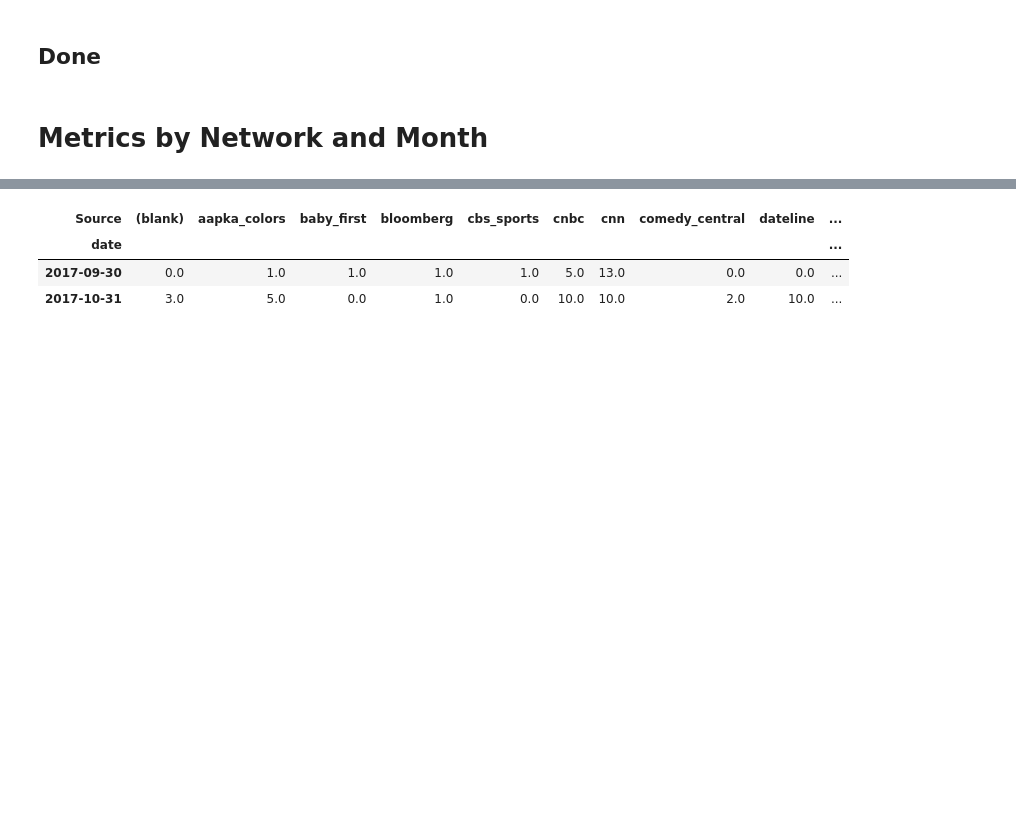
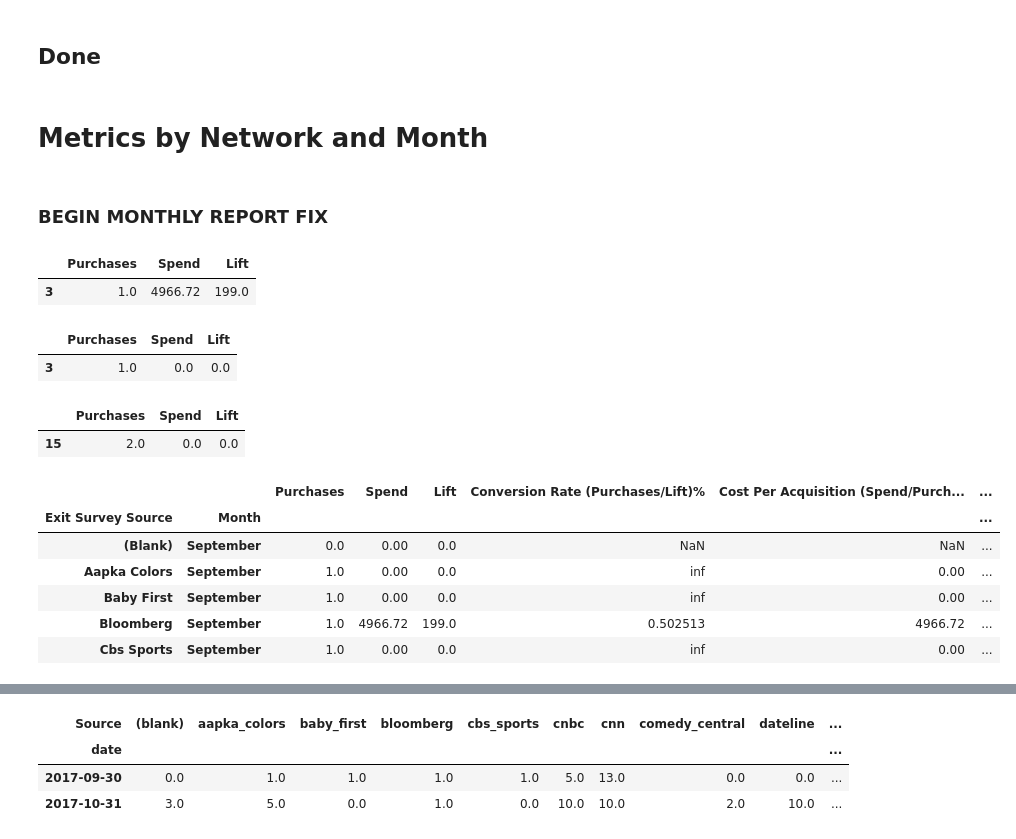
Before and after one commit to papir805/telepulse_ad_campaign_report, a Jupyter notebook: takehome_quiz_answers.ipynb, the cells around one changed output, grey strips where cells are left out. Cells and saved outputs as stored; diff of their text form; code cells hidden in the pictures; blank space fills up the shorter version.

```diff
--- a/takehome_quiz_answers.ipynb
+++ b/takehome_quiz_answers.ipynb
@@ -235,3 +235,5 @@ purchases_spend_lift_by_network.to_csv(F"./cleaned_output/purchases_spend_lift_b
 ## Done
 # %% [markdown]
 # Metrics by Network and Month
+# %% [markdown]
+### BEGIN MONTHLY REPORT FIX
@@ -237,0 +260,16 @@ purchases_spend_lift_by_network.to_csv(F"./cleaned_output/purchases_spend_lift_b
+# %%
+purchases_spend_lift_sept[purchases_spend_lift_sept['Exit Survey']=='bloomberg'][['Purchases', 'Spend', 'Lift']].fillna(0)
+# %% [output]
+|  | Purchases | Spend | Lift |
+| 3 | 1.0 | 4966.72 | 199.0 |
+# %%
+purchases_spend_lift_oct[purchases_spend_lift_sept['Exit Survey']=='bloomberg'][['Purchases', 'Spend', 'Lift']].fillna(0)
+# %% [output]
+|  | Purchases | Spend | Lift |
+| 3 | 1.0 | 0.0 | 0.0 |
+# %%
+x='fyi'
+purchases_spend_lift_sept[purchases_spend_lift_sept['Exit Survey']==x][['Purchases', 'Spend', 'Lift']].fillna(0) + purchases_spend_lift_oct[purchases_spend_lift_sept['Exit Survey']==x][['Purchases', 'Spend', 'Lift']].fillna(0)
+# %% [output]
+|  | Purchases | Spend | Lift |
+| 15 | 2.0 | 0.0 | 0.0 |
@@ -237,0 +286,2 @@ purchases_spend_lift_by_network.to_csv(F"./cleaned_output/purchases_spend_lift_b
+# %%
+purchases_spend_lift_sept.rename(columns={"Exit Survey": "Exit Survey Source"}, inplace=True)
@@ -237,0 +290,2 @@ purchases_spend_lift_by_network.to_csv(F"./cleaned_output/purchases_spend_lift_b
+# %%
+purchases_spend_lift_sept = purchases_spend_lift_sept.set_index(['Exit Survey Source', 'Month']).drop(labels=['Airings', 'Network'], axis=1)
@@ -237,0 +294,2 @@ purchases_spend_lift_by_network.to_csv(F"./cleaned_output/purchases_spend_lift_b
+# %%
+purchases_spend_lift_sept.fillna(0, inplace=True)
@@ -237,0 +298,12 @@ purchases_spend_lift_by_network.to_csv(F"./cleaned_output/purchases_spend_lift_b
+# %%
+purchases_spend_lift_sept['Conversion Rate (Purchases/Lift)%'] = purchases_spend_lift_sept['Purchases'] / purchases_spend_lift_sept['Lift'] * 100
+
+purchases_spend_lift_sept['Cost Per Acquisition (Spend/Purchases)'] = purchases_spend_lift_sept['Spend'] / purchases_spend_lift_sept['Purchases']
+
+purchases_spend_lift_sept['Cost Per Visitor (Spend/Lift)'] = purchases_spend_lift_sept['Spend'] / purchases_spend_lift_sept['Lift']
+
+purchases_spend_lift_sept['Percent of Purchases'] = purchases_spend_lift_sept['Purchases'] / sum(purchases_spend_lift_sept['Purchases'].fillna(0)) * 100
+
+purchases_spend_lift_sept['Percent of Spend'] = purchases_spend_lift_sept['Spend'] / sum(purchases_spend_lift_sept['Spend'].fillna(0)) * 100
+
+purchases_spend_lift_sept['Percent Pur > Percent Spend'] = purchases_spend_lift_sept['Percent of Purchases'] > purchases_spend_lift_sept['Percent of Spend']
@@ -237,0 +322,10 @@ purchases_spend_lift_by_network.to_csv(F"./cleaned_output/purchases_spend_lift_b
+# %%
+purchases_spend_lift_sept.head()
+# %% [output]
+|  |  | Purchases | Spend | Lift | Conversion Rate (Purchases/Lift)% | Cost Per Acquisition (Spend/Purch... | ... |
+| Exit Survey Source | Month |  |  |  |  |  | ... |
+| (Blank) | September | 0.0 | 0.00 | 0.0 | NaN | NaN | ... |
+| Aapka Colors | September | 1.0 | 0.00 | 0.0 | inf | 0.00 | ... |
+| Baby First | September | 1.0 | 0.00 | 0.0 | inf | 0.00 | ... |
+| Bloomberg | September | 1.0 | 4966.72 | 199.0 | 0.502513 | 4966.72 | ... |
+| Cbs Sports | September | 1.0 | 0.00 | 0.0 | inf | 0.00 | ... |
```
Also changed, not shown: parts of 74 cells of this notebook, 7 other files.
